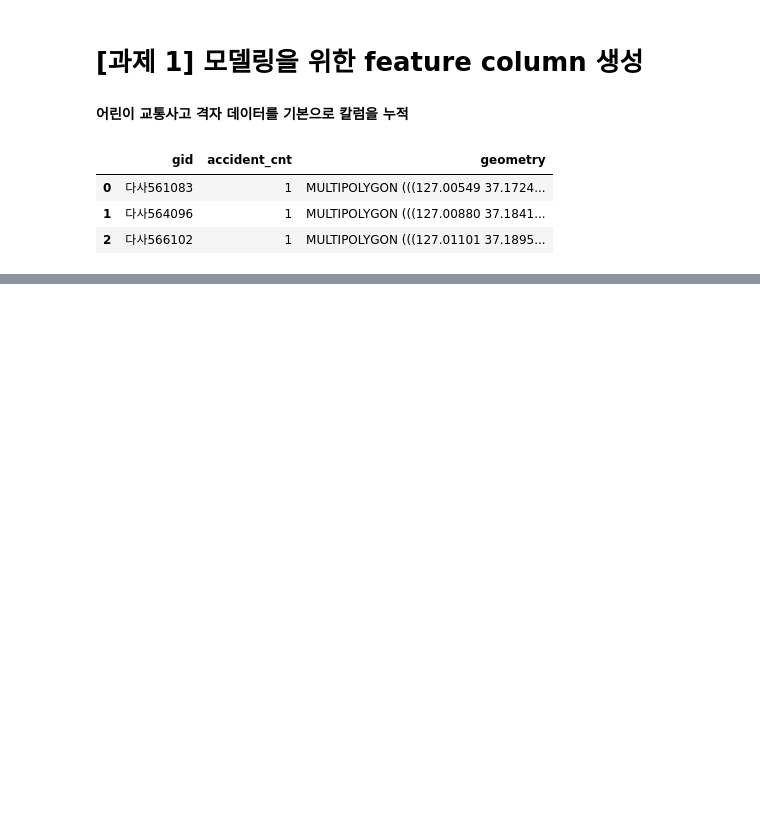
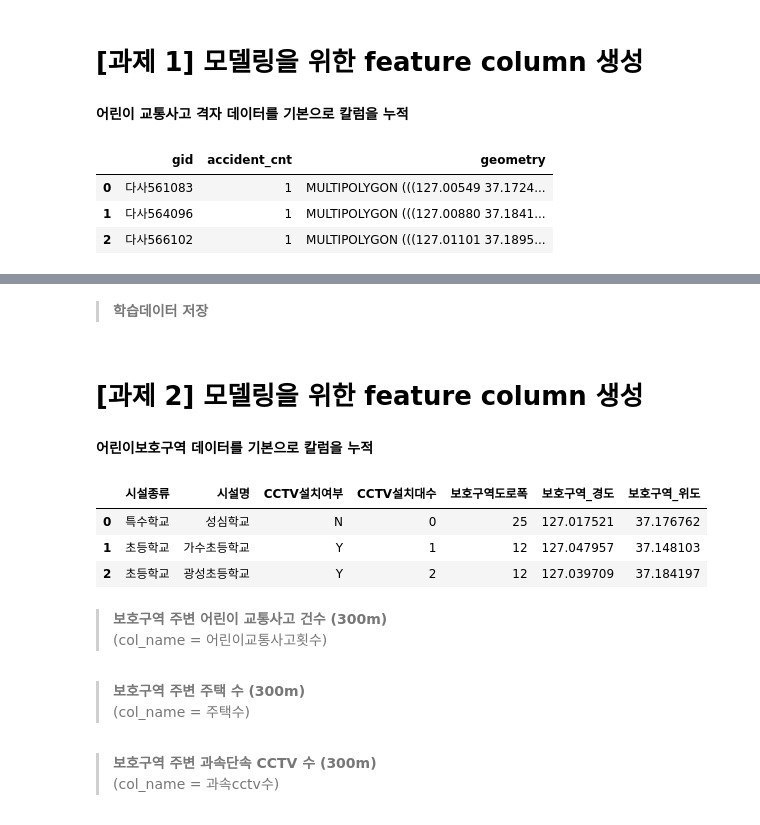
Before and after one commit to ikeven94/Osan-Si_-Identify-_TA_DangerZones, a Jupyter notebook: Submit/4-1.Modeling.ipynb, the cells around one changed output, grey strips where cells are left out. Cells and saved outputs as stored; diff of their text form; code cells hidden in the pictures; blank space fills up the shorter version.

```diff
--- a/Submit/4-1.Modeling.ipynb
+++ b/Submit/4-1.Modeling.ipynb
@@ -248,0 +316,2 @@ data["주정차_count_300"] = data["geometry"].map(joojeong)
+# %% [markdown]
+> __학습데이터 저장__
@@ -248,0 +324,15 @@ data["주정차_count_300"] = data["geometry"].map(joojeong)
+# %% [markdown]
+# [과제 2] 모델링을 위한 feature column 생성
+# %% [markdown]
+__어린이보호구역 데이터를 기본으로 칼럼을 누적__
+# %%
+data2 = 어린이보호구역.copy()
+data2.head(3)
+# %% [output]
+|  | 시설종류 | 시설명 | CCTV설치여부 | CCTV설치대수 | 보호구역도로폭 | 보호구역_경도 | 보호구역_위도 |
+| 0 | 특수학교 | 성심학교 | N | 0 | 25 | 127.017521 | 37.176762 |
+| 1 | 초등학교 | 가수초등학교 | Y | 1 | 12 | 127.047957 | 37.148103 |
+| 2 | 초등학교 | 광성초등학교 | Y | 2 | 12 | 127.039709 | 37.184197 |
+# %% [markdown]
+> __보호구역 주변 어린이 교통사고 건수 (300m)__
+(col_name = 어린이교통사고횟수)
@@ -248,0 +351,3 @@ data["주정차_count_300"] = data["geometry"].map(joojeong)
+# %% [markdown]
+> __보호구역 주변 주택 수 (300m)__
+(col_name = 주택수)
@@ -248,0 +368,3 @@ data["주정차_count_300"] = data["geometry"].map(joojeong)
+# %% [markdown]
+> __보호구역 주변 과속단속 CCTV 수 (300m)__
+(col_name = 과속cctv수)
```
Also changed, not shown: parts of 44 cells of this notebook, 1 other file.
